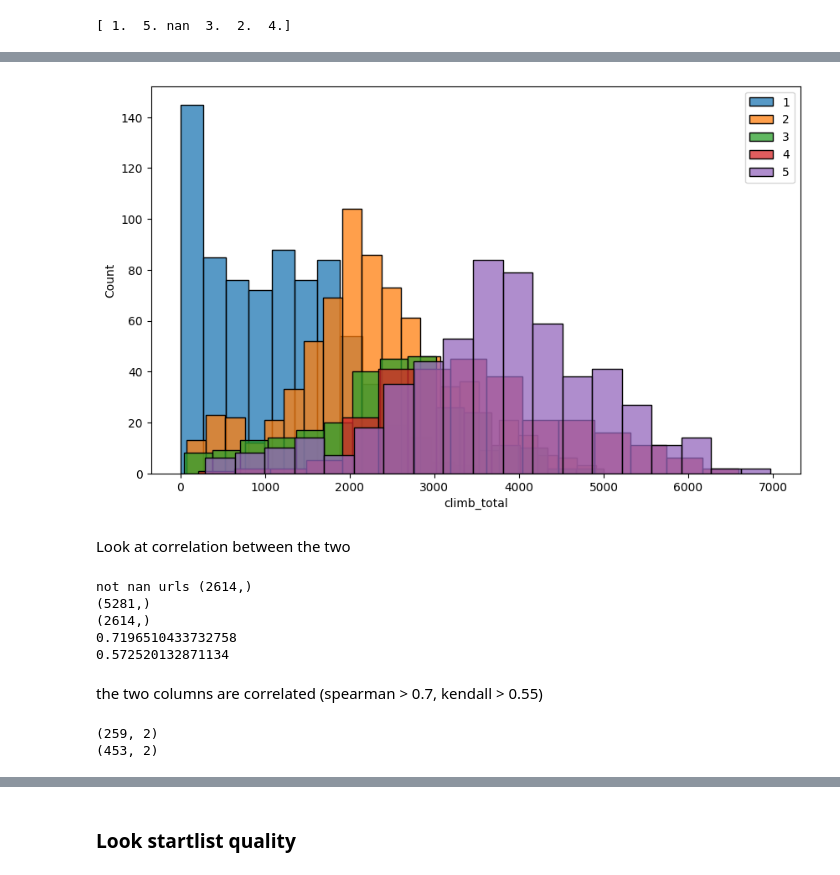
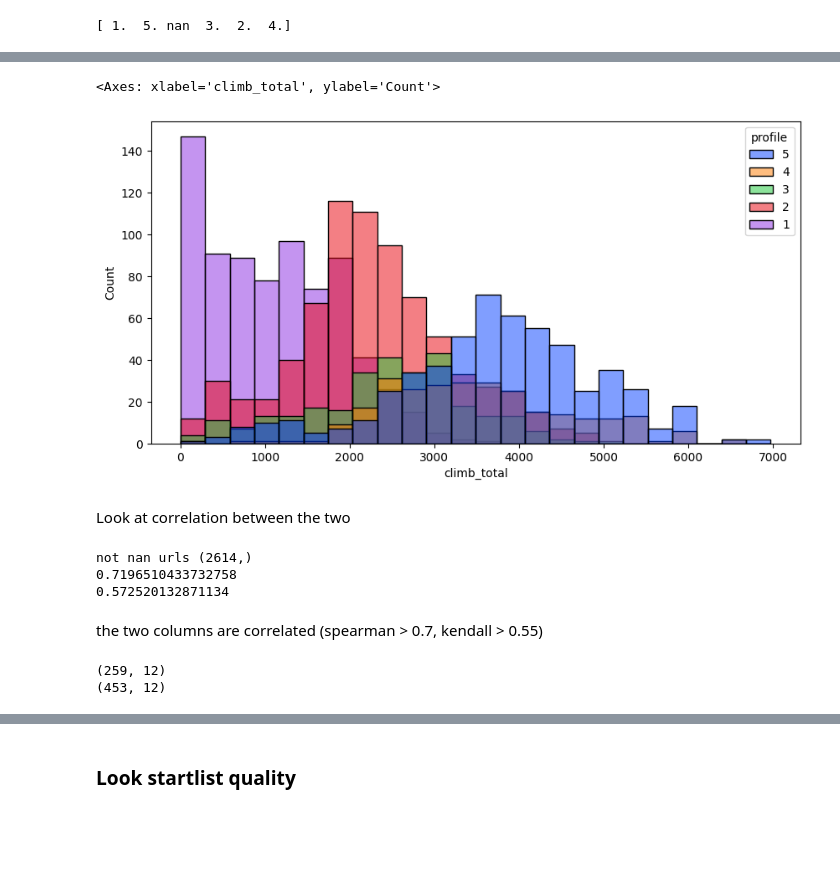
Before and after one commit to DiVitoTommaso/Cyclists-Races_Data-Mining, a Jupyter notebook: Data Mining.ipynb, the cells around one changed output, grey strips where cells are left out. Cells and saved outputs as stored; diff of their text form; code cells hidden in the pictures; blank space fills up the shorter version.

```diff
--- a/Data Mining.ipynb
+++ b/Data Mining.ipynb
@@ -11,7 +11,7 @@ import sklearn.impute as imp
 Load the datasets to analize them separately
 # %%
 # Let's make a preliminary analysis to the datasets
-races_df = pd.read_csv("./dataset/races.csv")
+races_df = pd.read_csv("./dataset/races.csv", parse_dates=["date"])
 cyclist_df = pd.read_csv("./dataset/cyclists.csv")
 # %% [markdown]
 # Ciclist table preliminary analysis
@@ -185,9 +240,0 @@ There is some noise in the date we can remove the hours, minutes and seconds of
-# %%
-# Let's remove the noise from dates of races
-def reformat_dates(df):
-    df["date"] = pd.to_datetime(df["date"])
-    return df["date"].dt.date
-
-
-races_df["date"] = reformat_dates(races_df)
-print(races_df["date"].unique())
@@ -198,3 +241,6 @@ print(races_df["date"].unique())
+# %%
+# removing date time as its not needed
+races_df.date = races_df.date.dt.normalize()
 # %% [markdown]
 ### Resolve NaN points
 # %% [markdown]
@@ -241,0 +328,13 @@ print(races_df.is_tarmac.unique())
+# %%
+# checking correlation of is_tarmac to something
+stages_df["is_tarmac"] = stages_df["is_tarmac"].astype(int)
+corr = stages_df.corr(method="spearman", numeric_only=True)
+tarmac_corr = corr["is_tarmac"]
+plt.figure(figsize=(7, 7))
+plt.title("Correlation Matrix of Stages")
+sns.heatmap(
+    tarmac_corr.values.reshape((8, 1)),
+    annot=True,
+    yticklabels=tarmac_corr.index,
+    xticklabels=["is_tarmac"],
+)
@@ -299,54 +422,35 @@ sns.boxplot(
 # %%
-plt.figure(figsize=(10, 6))
-for profile in [1, 2, 3, 4, 5]:
-    sns.histplot(
-        data=races_df.loc[races_df.profile == profile]
-        .groupby("_url")[["profile", "climb_total"]]
-        .first(),
-        x="climb_total",
-        label=profile,
-    )
-    plt.legend()
+plt.figure(figsize=(10, 5))
+sns.histplot(
+    data=stages_df,
+    x="climb_total",
+    hue="profile",
+    palette="bright",
+    hue_order=[5, 4, 3, 2, 1],
+)
 # %% [output]
+<Axes: xlabel='climb_total', ylabel='Count'>
-[figure, old version]
+[figure, new version]
 # %% [markdown]
 Look at correlation between the two
 # %%
-not_nan_df = races_df.loc[
-    (races_df.profile.notna() & races_df.climb_total.notna())
-]
+not_nan_df = stages_df.loc[(stages_df.profile.notna() & stages_df.climb_total.notna())]
 print("not nan urls", not_nan_df._url.unique().shape)
-not_nan_df = not_nan_df.groupby("_url")[
-    ["_url", "profile", "climb_total"]
-].first()
-print(races_df._url.unique().shape)
-print(not_nan_df._url.unique().shape)
 
 print(not_nan_df.profile.corr(not_nan_df.climb_total, method="spearman"))
 print(not_nan_df.profile.corr(not_nan_df.climb_total, method="kendall"))
 # %% [output]
 not nan urls (2614,)
-(5281,)
-(2614,)
 0.7196510433732758
 0.572520132871134
 # %% [markdown]
 the two columns are correlated (spearman > 0.7, kendall > 0.55)
 # %%
-true_races_df = races_df.groupby("_url")[["profile", "climb_total"]].first()
-print(
-    true_races_df.loc[
-        (true_races_df.profile.notna() & true_races_df.climb_total.isna())
-    ].shape
-)
-print(
-    true_races_df.loc[
-        (true_races_df.profile.isna() & true_races_df.climb_total.notna())
-    ].shape
-)
+print(stages_df.loc[(stages_df.profile.notna() & stages_df.climb_total.isna())].shape)
+print(stages_df.loc[(stages_df.profile.isna() & stages_df.climb_total.notna())].shape)
 # %% [output]
-(259, 2)
-(453, 2)
+(259, 12)
+(453, 12)
 # %%
 # tried median imputation but it changes the distribution of the data
 # tried assigning value to class with closest median
```
Also changed, not shown: parts of 32 cells of this notebook.
